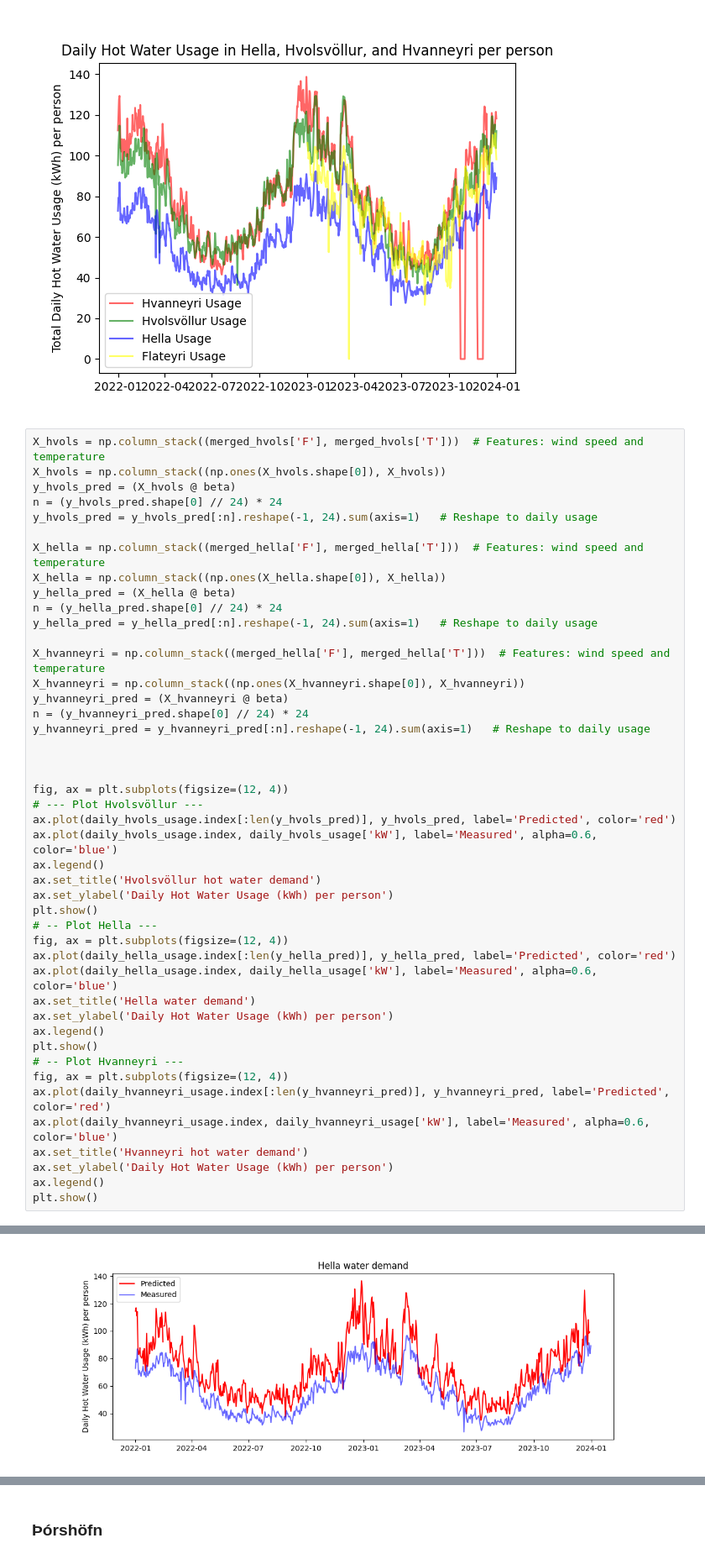
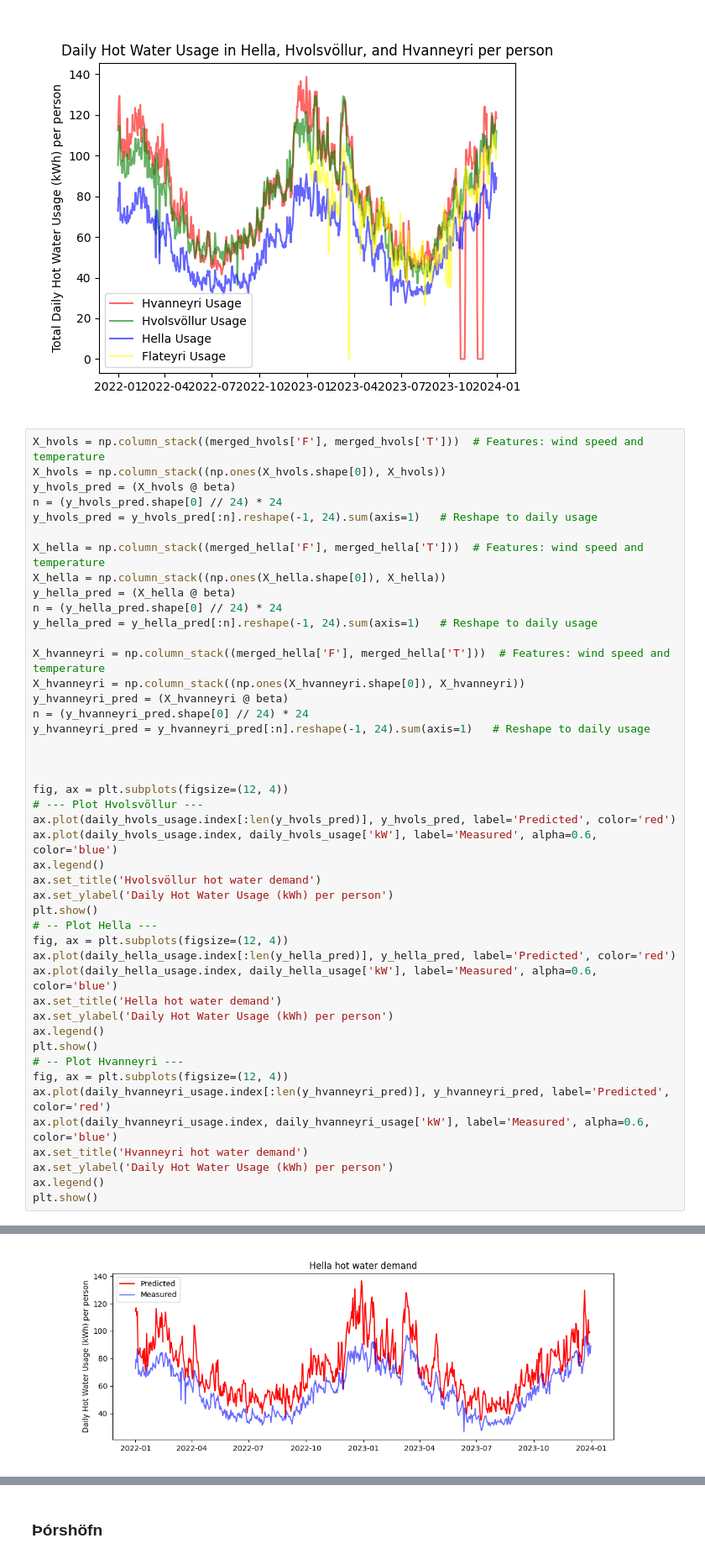
Before and after one commit to arnargylfi/Meistaraverkefni, a Jupyter notebook: Python/Main.ipynb, the cells around one changed output, grey strips where cells are left out. Shown at 84% size. Drawn from its saved outputs; the diff is of its cells as text.

```diff
--- a/Python/Main.ipynb
+++ b/Python/Main.ipynb
@@ -294,35 +297,35 @@ y_hvanneyri_pred = (X_hvanneyri @ beta)
 n = (y_hvanneyri_pred.shape[0] // 24) * 24
 y_hvanneyri_pred = y_hvanneyri_pred[:n].reshape(-1, 24).sum(axis=1)   # Reshape to daily usage
 
 
 
 fig, ax = plt.subplots(figsize=(12, 4))
 # --- Plot Hvolsvöllur ---
 ax.plot(daily_hvols_usage.index[:len(y_hvols_pred)], y_hvols_pred, label='Predicted', color='red')
 ax.plot(daily_hvols_usage.index, daily_hvols_usage['kW'], label='Measured', alpha=0.6, color='blue')
 ax.legend()
 ax.set_title('Hvolsvöllur hot water demand')
 ax.set_ylabel('Daily Hot Water Usage (kWh) per person')
 plt.show()
 # -- Plot Hella ---
 fig, ax = plt.subplots(figsize=(12, 4))
 ax.plot(daily_hella_usage.index[:len(y_hella_pred)], y_hella_pred, label='Predicted', color='red')
 ax.plot(daily_hella_usage.index, daily_hella_usage['kW'], label='Measured', alpha=0.6, color='blue')
-ax.set_title('Hella water demand')
+ax.set_title('Hella hot water demand')
 ax.set_ylabel('Daily Hot Water Usage (kWh) per person')
 ax.legend()
 plt.show()
 # -- Plot Hvanneyri ---
 fig, ax = plt.subplots(figsize=(12, 4))
 ax.plot(daily_hvanneyri_usage.index[:len(y_hvanneyri_pred)], y_hvanneyri_pred, label='Predicted', color='red')
 ax.plot(daily_hvanneyri_usage.index, daily_hvanneyri_usage['kW'], label='Measured', alpha=0.6, color='blue')
 ax.set_title('Hvanneyri hot water demand')
 ax.set_ylabel('Daily Hot Water Usage (kWh) per person')
 ax.legend()
 plt.show()
 # %% [output]
 [figure]
-[figure, old version]
+[figure, new version]
 [figure]
 # %% [markdown]
 ### Þórshöfn
```
Also changed, not shown: parts of 7 cells of this notebook.
